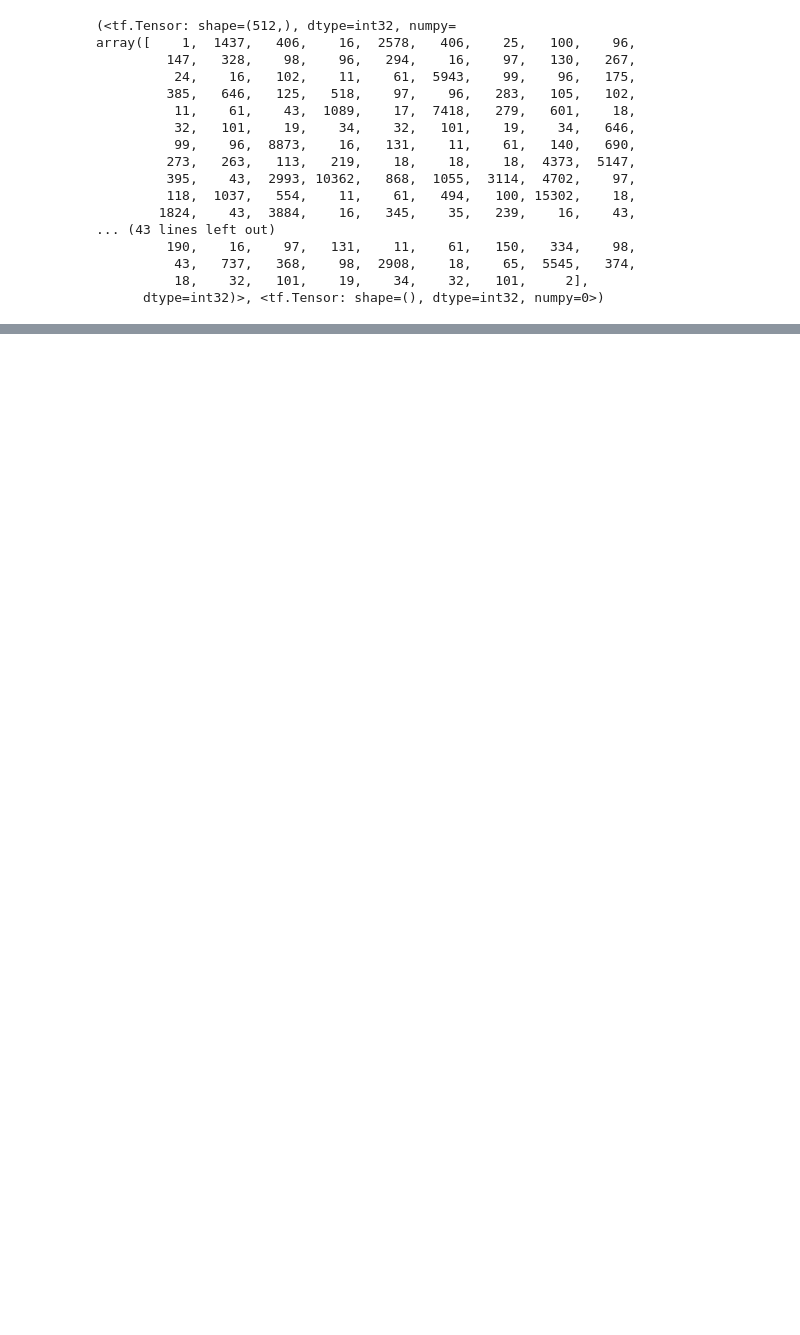
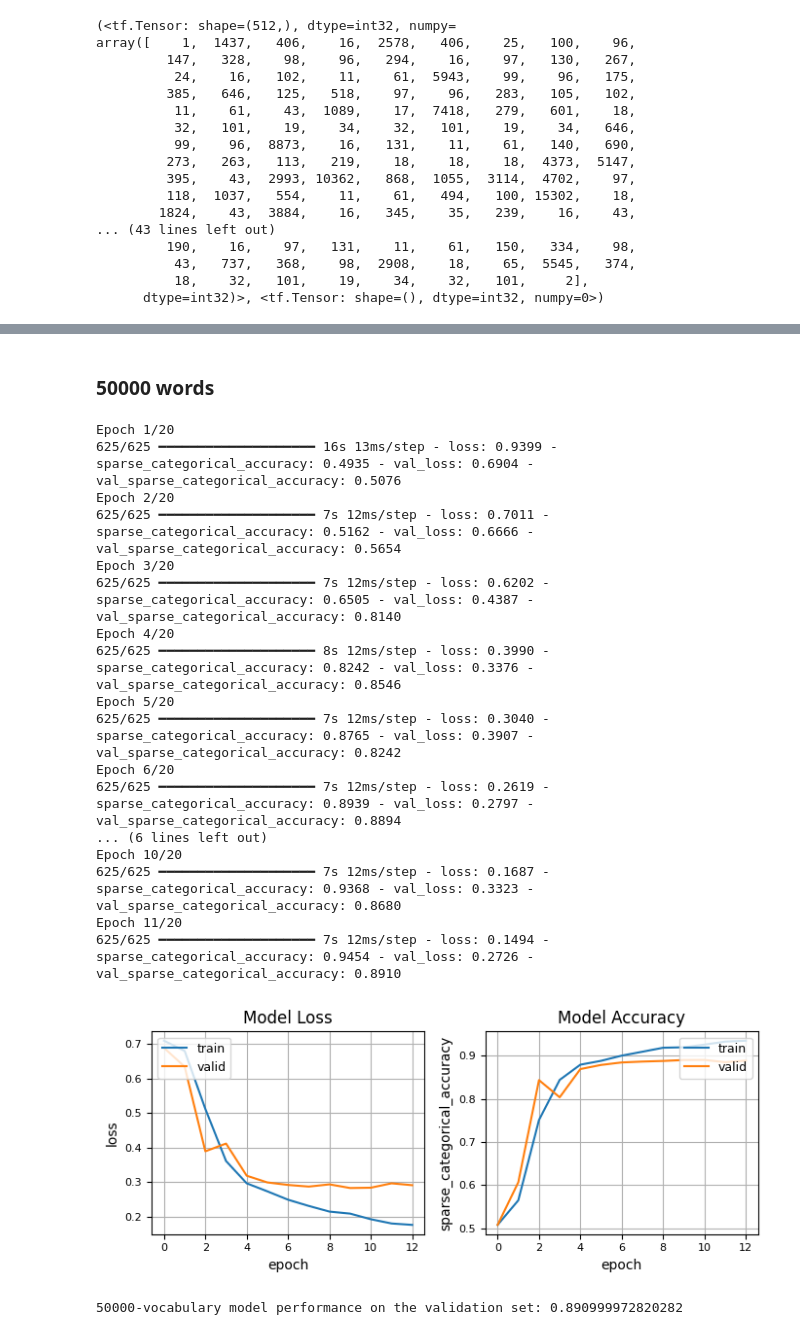
Before and after one commit to OMarchevska/NLP, a Jupyter notebook: Tiny_transformer_Custom_imdb_vocab.ipynb, the cells around one changed output, grey strips where cells are left out. Saved outputs shown, nothing was run; the diff lists cells and outputs as text; code cells hidden in the pictures; blank space fills up the shorter version.

```diff
--- a/Tiny_transformer_Custom_imdb_vocab.ipynb
+++ b/Tiny_transformer_Custom_imdb_vocab.ipynb
@@ -302,0 +506,45 @@ print(f"{vocab_sizes[0]}-vocabulary model performance on the validation set: {pe
+# %% [markdown]
+### 50000 words
+# %%
+# data tokenization & packing
+vocabulary = create_vocab(vocab_size=vocab_sizes[3], dataset=train_ds)
+tokenizer = create_tokenizer(vocab=vocabulary)
+packer = create_packer(tokenizer)
+# get preprocessed training and validation data using new vocabulary
+train_prepr = get_prepr_dataset(train_ds)
+val_prepr = get_prepr_dataset(val_ds)
+
+# set up model and compile it
+model = create_model(vocabulary)
+compile_model(model, lr_rate=warmup_schedule)
+# train the model using triangular scheduling
+e_stop = keras.callbacks.EarlyStopping(patience=3, restore_best_weights=True)
+model.fit(
+    train_prepr, validation_data=val_prepr, epochs=epochs, callbacks=[e_stop],
+)
+
+plot_history(history)
+# get performance on training/validation sets to compare later
+performance[vocab_sizes[3]] = (get_performance(model, train_prepr), get_performance(model, val_prepr))
+print(f"{vocab_sizes[3]}-vocabulary model performance on the validation set: {performance[vocab_sizes[3]][1]}")
+model.save(f"{vocab_sizes[3]}-T.keras")
+# %% [output]
+Epoch 1/20
+625/625 ━━━━━━━━━━━━━━━━━━━━ 16s 13ms/step - loss: 0.9399 - sparse_categorical_accuracy: 0.4935 - val_loss: 0.6904 - val_sparse_categorical_accuracy: 0.5076
+Epoch 2/20
+625/625 ━━━━━━━━━━━━━━━━━━━━ 7s 12ms/step - loss: 0.7011 - sparse_categorical_accuracy: 0.5162 - val_loss: 0.6666 - val_sparse_categorical_accuracy: 0.5654
+Epoch 3/20
+625/625 ━━━━━━━━━━━━━━━━━━━━ 7s 12ms/step - loss: 0.6202 - sparse_categorical_accuracy: 0.6505 - val_loss: 0.4387 - val_sparse_categorical_accuracy: 0.8140
+Epoch 4/20
+625/625 ━━━━━━━━━━━━━━━━━━━━ 8s 12ms/step - loss: 0.3990 - sparse_categorical_accuracy: 0.8242 - val_loss: 0.3376 - val_sparse_categorical_accuracy: 0.8546
+Epoch 5/20
+625/625 ━━━━━━━━━━━━━━━━━━━━ 7s 12ms/step - loss: 0.3040 - sparse_categorical_accuracy: 0.8765 - val_loss: 0.3907 - val_sparse_categorical_accuracy: 0.8242
+Epoch 6/20
+625/625 ━━━━━━━━━━━━━━━━━━━━ 7s 12ms/step - loss: 0.2619 - sparse_categorical_accuracy: 0.8939 - val_loss: 0.2797 - val_sparse_categorical_accuracy: 0.8894
+... (6 lines left out)
+Epoch 10/20
+625/625 ━━━━━━━━━━━━━━━━━━━━ 7s 12ms/step - loss: 0.1687 - sparse_categorical_accuracy: 0.9368 - val_loss: 0.3323 - val_sparse_categorical_accuracy: 0.8680
+Epoch 11/20
+625/625 ━━━━━━━━━━━━━━━━━━━━ 7s 12ms/step - loss: 0.1494 - sparse_categorical_accuracy: 0.9454 - val_loss: 0.2726 - val_sparse_categorical_accuracy: 0.8910
+[figure, added]
+50000-vocabulary model performance on the validation set: 0.890999972820282
```
Also changed, not shown: parts of 28 cells of this notebook.
